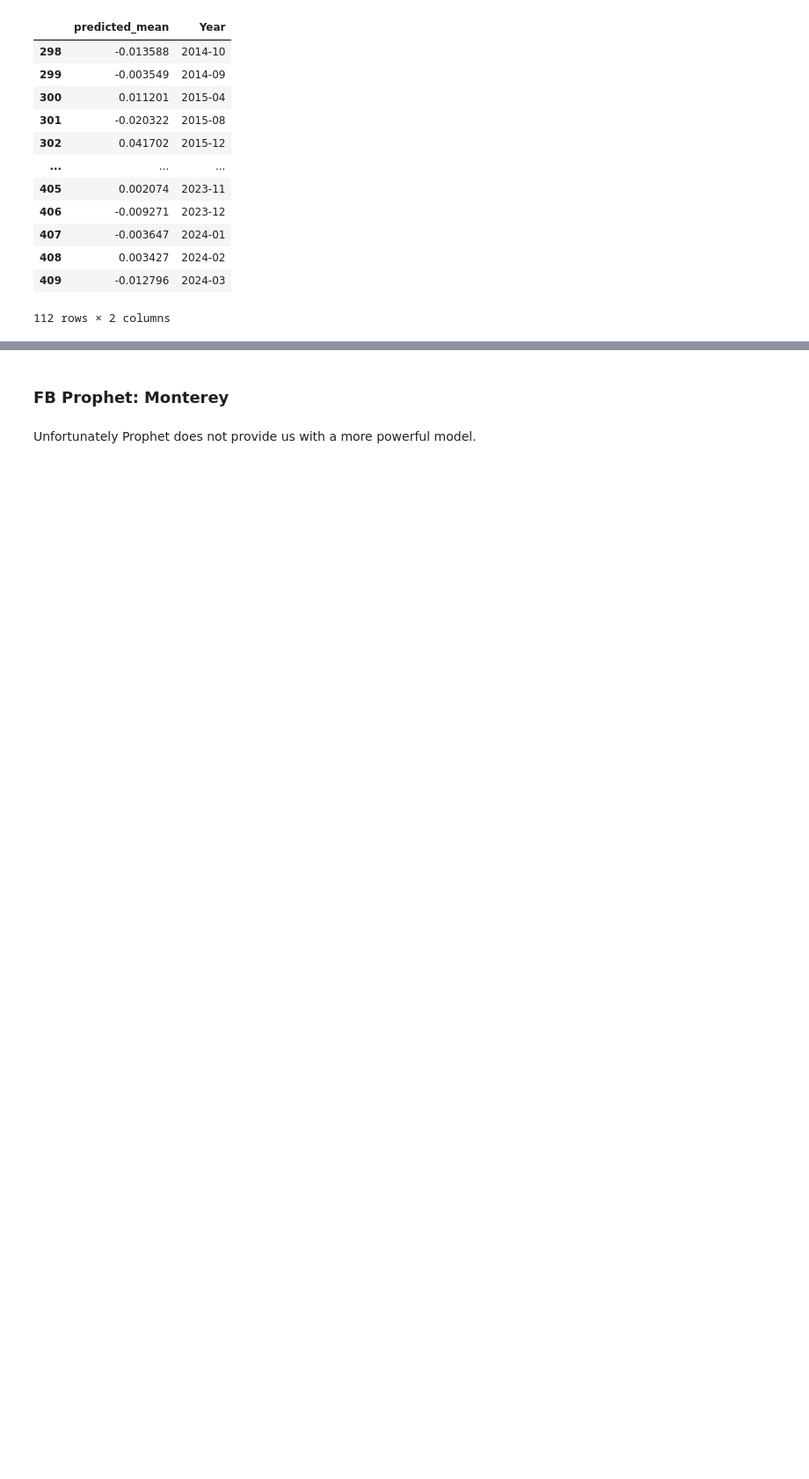
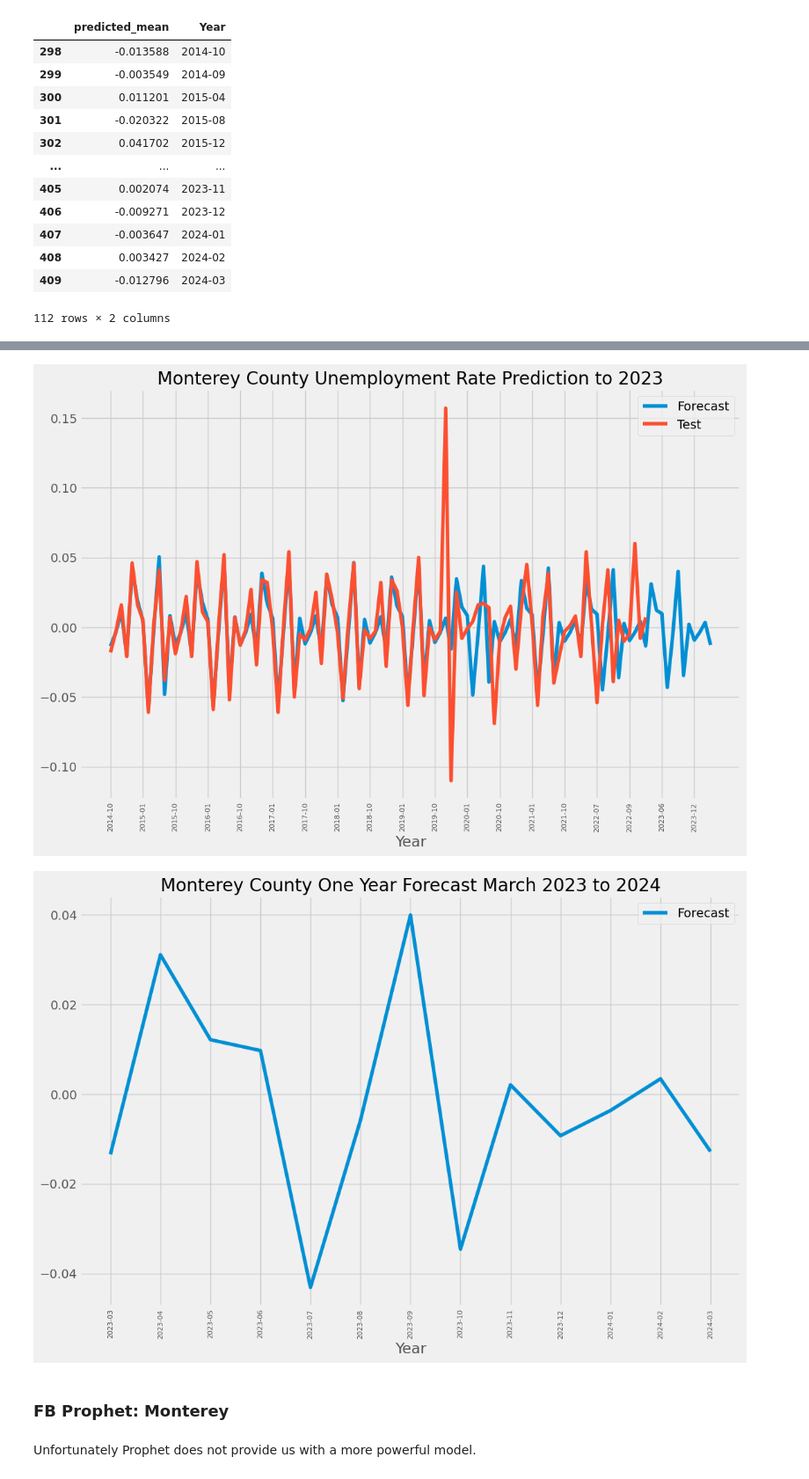
Before and after one commit to joshstruggles/Local-Area-Unemployment-Statistics-California, a Jupyter notebook: Time_Series_Analysis_of_LAUS.ipynb, the cells around one changed output, grey strips where cells are left out. Shown at 88% size. Saved outputs shown, nothing was run; the diff lists cells and outputs as text; code cells hidden in the pictures; blank space fills up the shorter version.

```diff
--- a/Time_Series_Analysis_of_LAUS.ipynb
+++ b/Time_Series_Analysis_of_LAUS.ipynb
@@ -1191,5 +1394,3 @@ test.index.tolist()
  '2023-02',
  '2023-01',
  '2023-03']
-# %%
-forecast = pd.DataFrame(forecast)
@@ -1205,6 +1401,9 @@ forecast.tail()
+# %%
+# Create new variable name to use fully capitalized variable name in one_year_forecast function as title
+MONTEREY = pd.DataFrame(forecast)
 # %%
-forecast['Year'] = list
-forecast
+MONTEREY['Year'] = list
+MONTEREY
 # %% [output]
 |  | predicted_mean | Year |
 | 298 | -0.013588 | 2014-10 |
@@ -1220,4 +1419,4 @@ forecast
 | 409 | -0.012796 | 2024-03 |
 112 rows × 2 columns
 # %%
-forecast = forecast.set_index('Year')
+MONTEREY = MONTEREY.set_index('Year')
@@ -1261,3 +1440,8 @@ SyntaxError: ignored
+# %%
+one_year_forecast(MONTEREY, 'Monterey')
+# %% [output]
+[figure, added]
+[figure, added]
 # %% [markdown]
 ### FB Prophet: Monterey
 # %%
```
Also changed, not shown: parts of 32 cells of this notebook.
